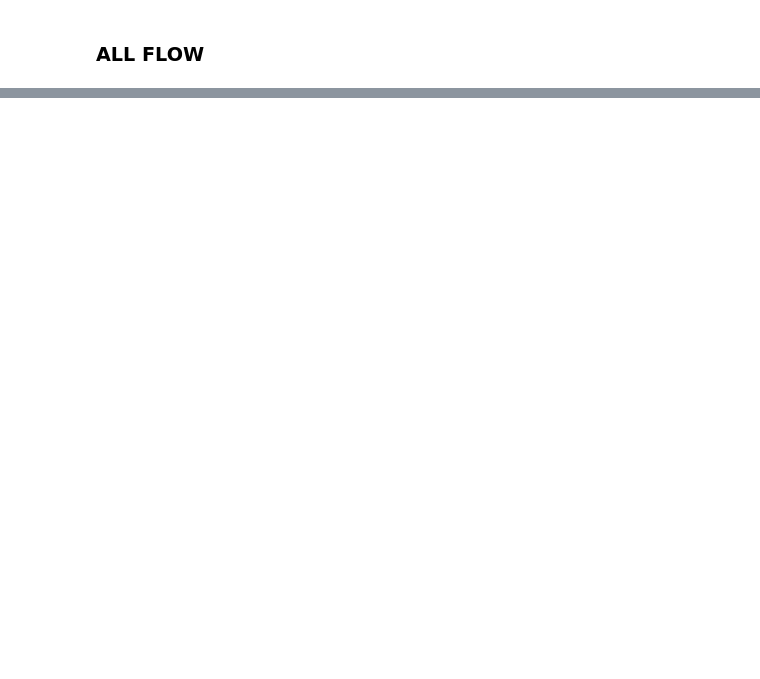
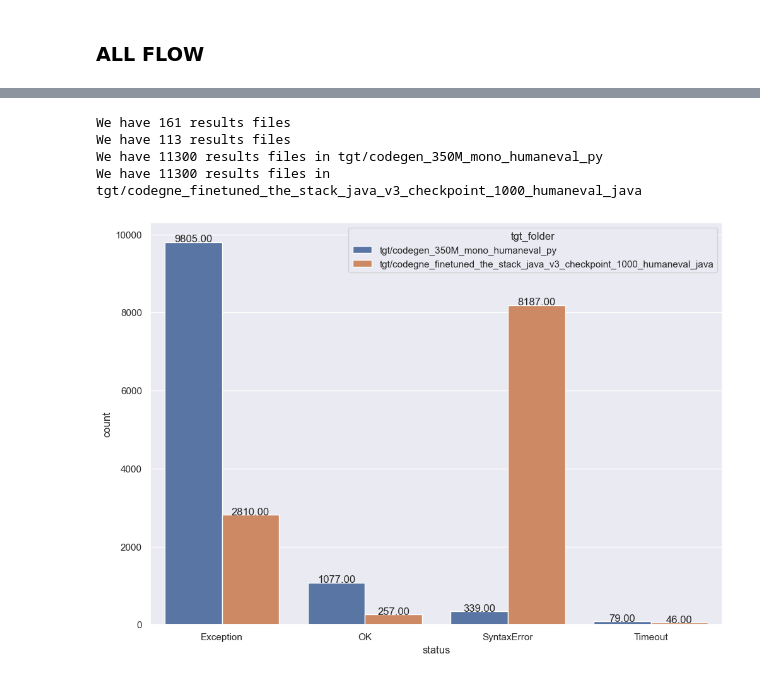
Before and after one commit to ammarnasr/LLM-for-code-intelligence, a Jupyter notebook: Evaluation/MultiPL-E/demo.ipynb, the cells around one changed output, grey strips where cells are left out. Saved outputs shown, nothing was run; the diff lists cells and outputs as text; code cells hidden in the pictures; blank space fills up the shorter version.

```diff
--- a/Evaluation/MultiPL-E/demo.ipynb
+++ b/Evaluation/MultiPL-E/demo.ipynb
@@ -227,29 +202,0 @@ df
-# %%
-import os
-
-figs_dir = '../../figs'
-if not os.path.exists(figs_dir):
-    os.makedirs(figs_dir)
-file_name = f'{figs_dir}/multipl-e-eval-results.png'
-#Plot the results
-sns.set_theme(style="whitegrid")
-ax = sns.barplot(x="model", y="pass@100", hue="programming_language", data=df)
-ax.set_xticklabels(ax.get_xticklabels(), rotation=0)
-#set the y axis to start at 0 and end at 0.5
-plt.ylim(0, 0.5)
-#writer the y values on top of the bars
-for p in ax.patches:
-    height = p.get_height()
-    ax.text(p.get_x()+p.get_width()/2.,
-            height + 0.01,
-            '{:1.2f}'.format(height),
-            ha="center")
-
-# Add title with larger font
-ax.set_title('HumanEval', fontdict={'fontsize': 20})
-#plot the legend outside the plot
-plt.legend(bbox_to_anchor=(1.05, 1), loc=2, borderaxespad=0.)
-#save the figure
-plt.savefig(file_name, bbox_inches='tight')
-#show the figure
-plt.show()
@@ -491,0 +454,12 @@ print(x/160)
+# %%
+folder1 = 'codegen_350M_mono_humaneval_py'
+folder2 = 'codegne_finetuned_the_stack_java_v3_checkpoint_1000_humaneval_java'
+folder1 = 'tgt' + '/' + folder1
+folder2 = 'tgt' + '/' + folder2
+plot_statuses_for_two_tgt_folders(folder1, folder2)
+# %% [output]
+We have 161 results files
+We have 113 results files
+We have 11300 results files in tgt/codegen_350M_mono_humaneval_py
+We have 11300 results files in tgt/codegne_finetuned_the_stack_java_v3_checkpoint_1000_humaneval_java
+[figure, added]
```
Also changed, not shown: parts of 31 cells of this notebook, 16 other files.
